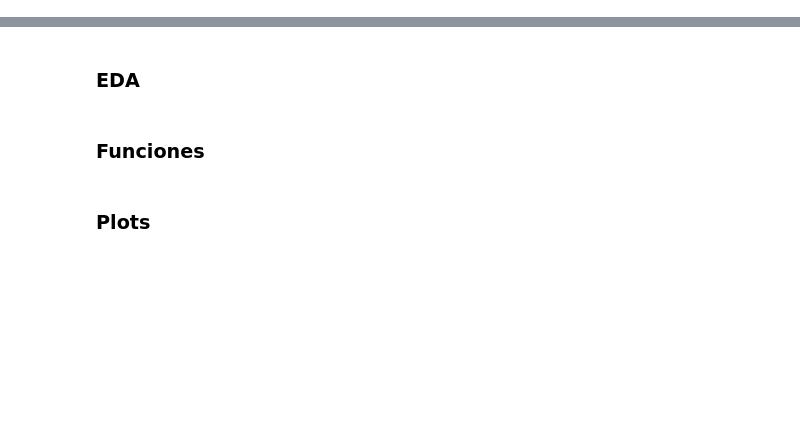
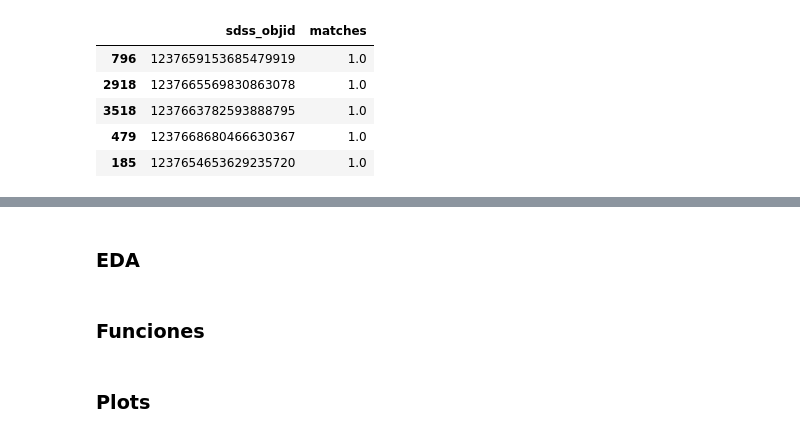
Before and after one commit to AlanMontanares/PRISM, a Jupyter notebook: notebooks/01. Sersic_profiles.ipynb, the cells around one changed output, grey strips where cells are left out. Saved outputs shown, nothing was run; the diff lists cells and outputs as text; code cells hidden in the pictures; blank space fills up the shorter version.

```diff
--- a/notebooks/01. Sersic_profiles.ipynb
+++ b/notebooks/01. Sersic_profiles.ipynb
@@ -93,0 +385,9 @@ mask.sum()
+# %%
+df_preds[mask_false].iloc[idx_sorted].head()
+# %% [output]
+|  | sdss_objid | matches |
+| 796 | 1237659153685479919 | 1.0 |
+| 2918 | 1237665569830863078 | 1.0 |
+| 3518 | 1237663782593888795 | 1.0 |
+| 479 | 1237668680466630367 | 1.0 |
+| 185 | 1237654653629235720 | 1.0 |
```
Also changed, not shown: parts of 35 cells of this notebook, 12 other files.
